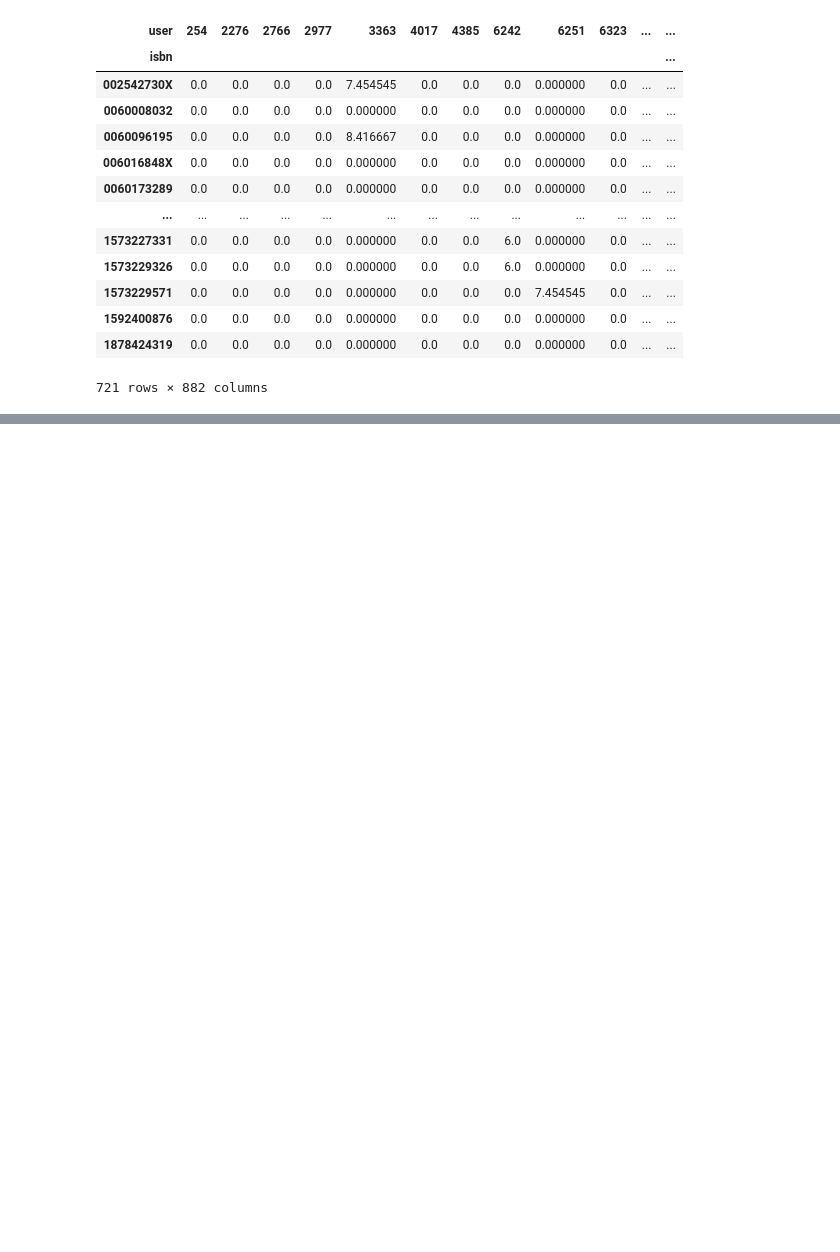
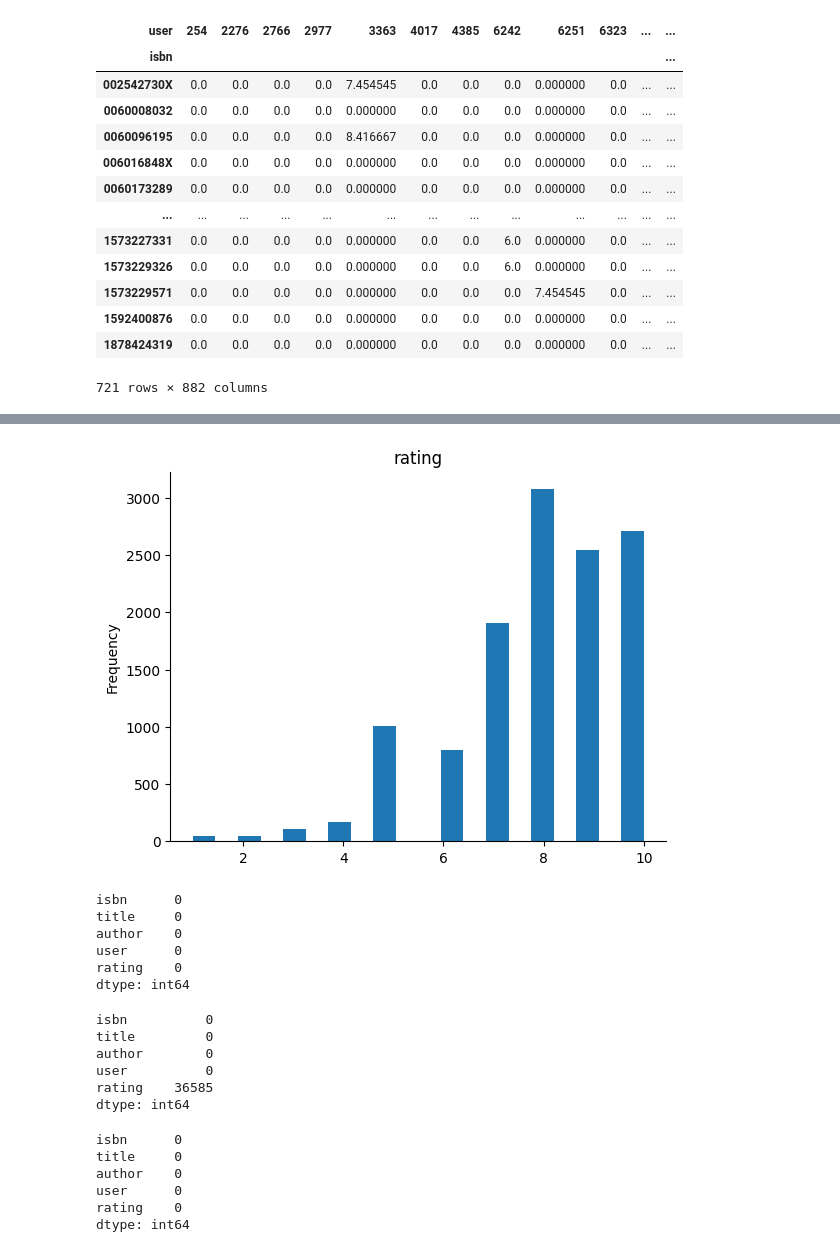
Before and after one commit to zyf2021/fcc_book_recommendation_knn, a Jupyter notebook: fcc_book_recommendation_knn.ipynb, the cells around one changed output, grey strips where cells are left out. Cells and saved outputs as stored; diff of their text form; code cells hidden in the pictures; blank space fills up the shorter version.

```diff
--- a/fcc_book_recommendation_knn.ipynb
+++ b/fcc_book_recommendation_knn.ipynb
@@ -390,0 +363,27 @@ def get_recommends(book = ""):
+# %%
+# import csv data into dataframes
+df_books = pd.read_csv(
+    books_filename,
+    encoding = "ISO-8859-1",
+    sep=";",
+    header=0,
+    names=['isbn', 'title', 'author'],
+    usecols=['isbn', 'title', 'author'],
+    dtype={'isbn': 'str', 'title': 'str', 'author': 'str'})
+
+df_ratings = pd.read_csv(
+    ratings_filename,
+    encoding = "ISO-8859-1",
+    sep=";",
+    header=0,
+    names=['user', 'isbn', 'rating'],
+    usecols=['user', 'isbn', 'rating'],
+    dtype={'user': 'int32', 'isbn': 'str', 'rating': 'float32'})
+# %%
+user_counts = df_ratings['user'].value_counts()
+user_counts = user_counts[user_counts > 200].index
+filtered_ratings = df_ratings[df_ratings['user'].isin(user_counts)]
+isbn_counts = df_ratings['isbn'].value_counts()
+isbn_counts = isbn_counts[isbn_counts > 100].index
+filtered_ratings = filtered_ratings[filtered_ratings['isbn'].isin(isbn_counts)]
+filtered_ratings.head()
@@ -390,0 +397,3 @@ def get_recommends(book = ""):
+# %%
+full_df = pd.merge(df_books, filtered_ratings, on='isbn')
+full_df.head()
@@ -390,0 +407,26 @@ def get_recommends(book = ""):
+# %%
+# @title rating
+
+from matplotlib import pyplot as plt
+full_df['rating'].plot(kind='hist', bins=20, title='rating')
+plt.gca().spines[['top', 'right',]].set_visible(False)
+# %% [output]
+[figure, added]
+# %%
+full_df.isnull().sum()
+# %% [output]
+isbn      0
+title     0
+author    0
+user      0
+rating    0
+dtype: int64
+# %%
+(full_df == 0).sum()
+# %% [output]
+isbn          0
+title         0
+author        0
+user          0
+rating    36585
+dtype: int64
@@ -390,0 +435,9 @@ def get_recommends(book = ""):
+# %%
+(full_df == 0).sum()
+# %% [output]
+isbn      0
+title     0
+author    0
+user      0
+rating    0
+dtype: int64
```
Also changed, not shown: parts of 28 cells of this notebook.
